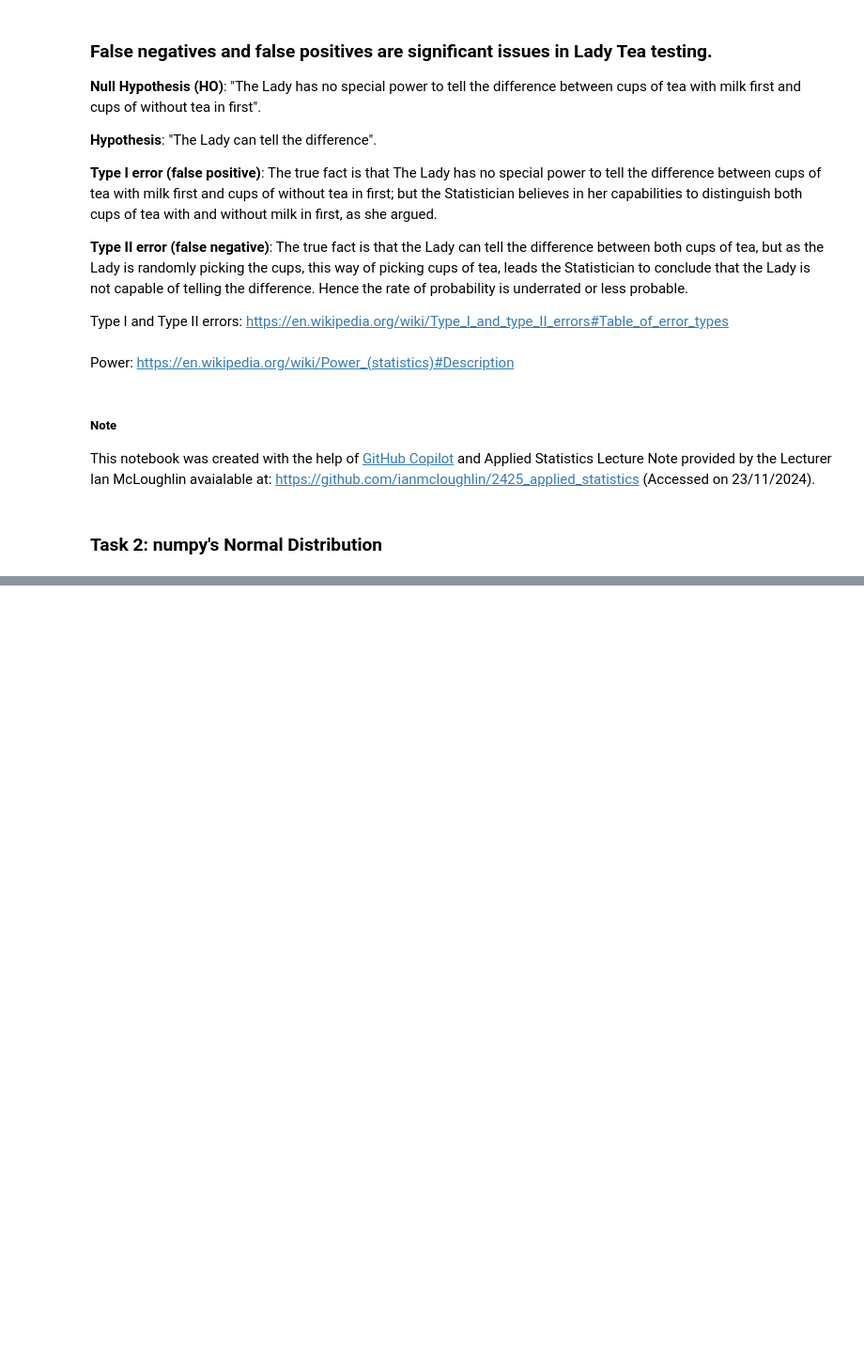
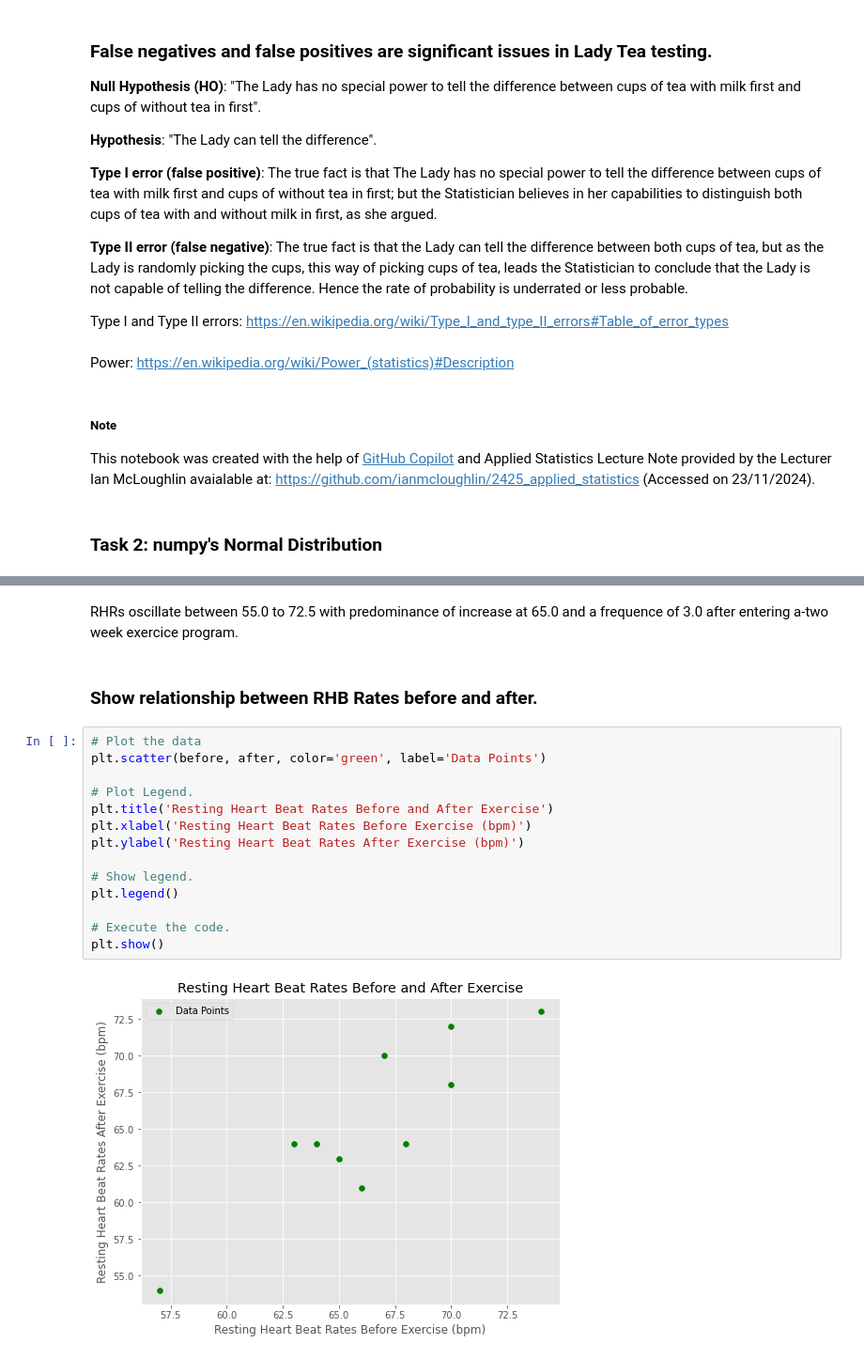
Before and after one commit to Samjean2020/applied_statistics24_25, a Jupyter notebook: tasks.ipynb, the cells around one changed output, grey strips where cells are left out. Shown at 94% size. Cells and saved outputs as stored; diff of their text form; blank space fills up the shorter version.

```diff
--- a/tasks.ipynb
+++ b/tasks.ipynb
@@ -442,0 +661,20 @@ This notebook was created with the help of [GitHub Copilot](https://github.com/f
+# %% [markdown]
+RHRs oscillate between 55.0 to 72.5 with predominance of increase at 65.0 and a frequence of 3.0 after entering a-two week exercice program.
+# %% [markdown]
+### Show relationship between RHB Rates before and after.
+# %%
+# Plot the data
+plt.scatter(before, after, color='green', label='Data Points')
+
+# Plot Legend.
+plt.title('Resting Heart Beat Rates Before and After Exercise')
+plt.xlabel('Resting Heart Beat Rates Before Exercise (bpm)')
+plt.ylabel('Resting Heart Beat Rates After Exercise (bpm)')
+
+# Show legend.
+plt.legend()
+
+# Execute the code.
+plt.show()
+# %% [output]
+[figure, added]
```
Also changed, not shown: parts of 145 cells of this notebook.
